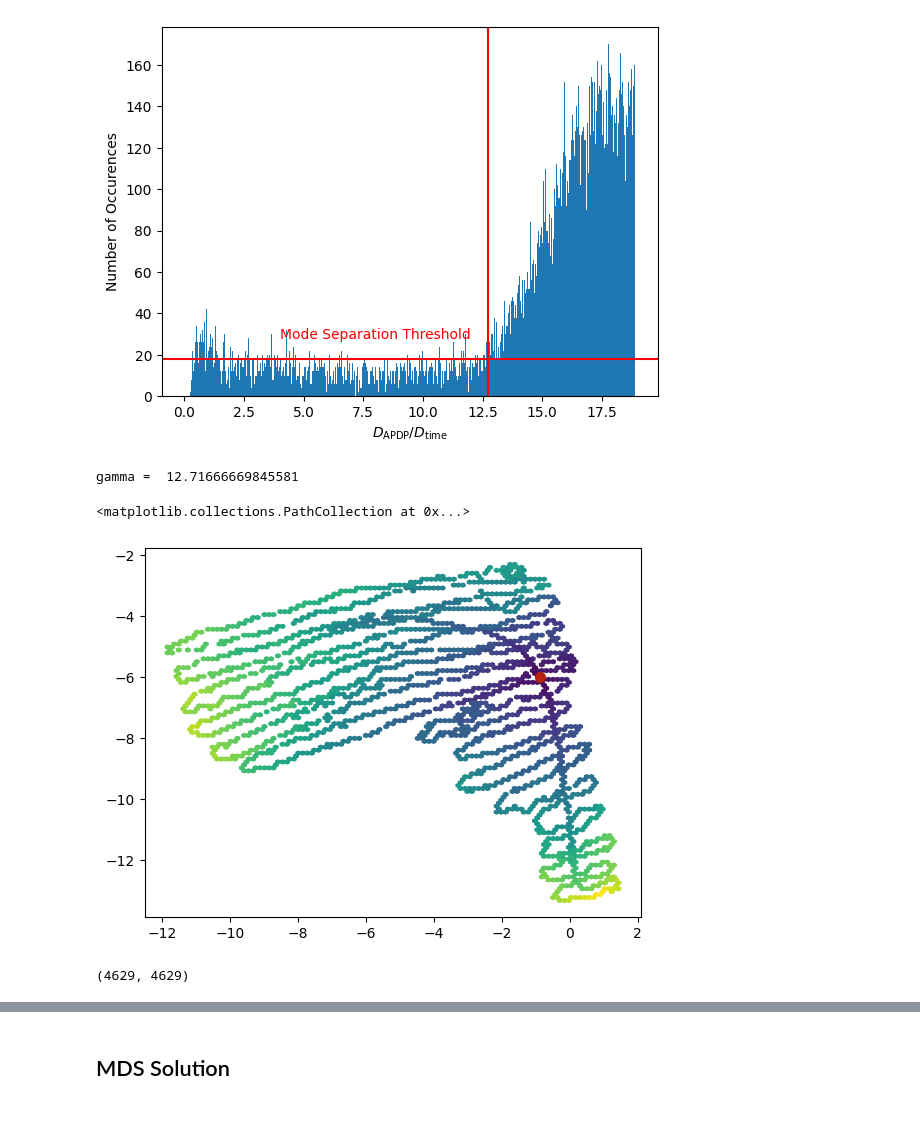
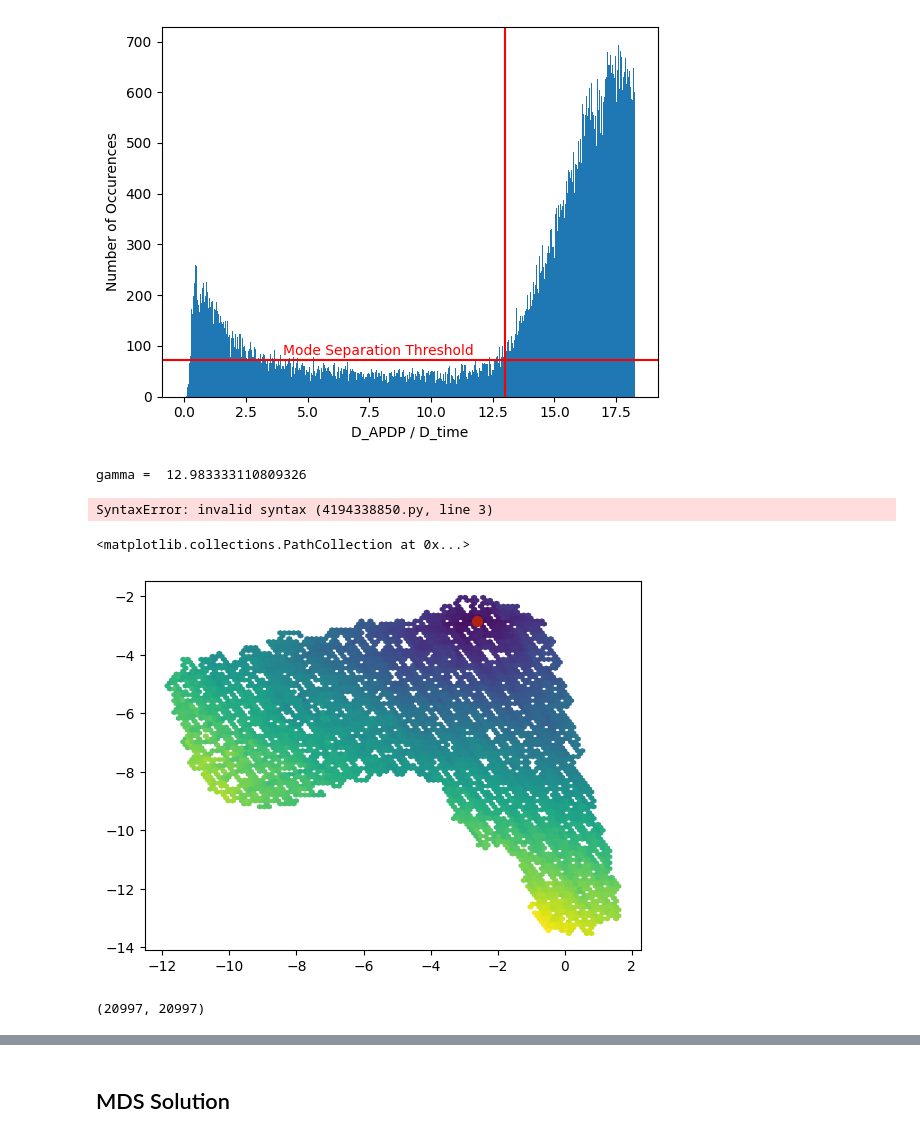
Before and after one commit to yagoliz/mapcharting, a Jupyter notebook: dissimilarity.ipynb, the cells around one changed output, grey strips where cells are left out. Saved outputs shown, nothing was run; the diff lists cells and outputs as text; code cells hidden in the pictures.

```diff
--- a/dissimilarity.ipynb
+++ b/dissimilarity.ipynb
@@ -18,5 +18,11 @@ csi = np.load("data/csi.npz")["arr_0"]
 timestamps = np.load("data/timestamps.npz")["arr_0"]
 positions = np.load("data/positions.npz")["arr_0"]
 # %%
-device = "mps"
-adp_dissimilarity_matrix = adp_dissimilarity(csi, device=device)
+device = "cuda"
+load_cache = True
+file = ".cache/adp_dissimilarity.npz"
+
+if not load_cache:
+    adp_dissimilarity_matrix = adp_dissimilarity(csi, device=device)
+else:
+    adp_dissimilarity_matrix = torch.from_numpy(np.load(file), device=device)
@@ -34,2 +44,5 @@ plt.scatter(positions[POS,0], positions[POS,1], s=50, c="#b42210")
 # %%
-timestamp_dissimilarity_matrix = np.abs(np.subtract.outer(timestamps, timestamps))
+if not load_cache:
+    timestamp_dissimilarity_matrix = np.abs(np.subtract.outer(timestamps, timestamps))
+else:
+    timestamp_dissimilarity_matrix = np.load(".cache/timestamp_dissimilarity.npz")
@@ -63,15 +82,20 @@ plt.bar(bin_centers[:max_bin], occurences[:max_bin], width = edges[1] - edges[0]
 plt.axhline(y = min_threshold, color = 'r', linestyle = '-')
 plt.text(4, min_threshold + 10, "Mode Separation Threshold", color = 'r',)
 plt.axvline(x = scaling_factor, color = 'r', linestyle = '-')
-plt.xlabel("$D_\mathrm{APDP} / D_\mathrm{time}$")
+plt.xlabel("D_APDP / D_time")
 plt.ylabel("Number of Occurences")
 plt.show()
 
 print("gamma = ", scaling_factor)
 # %% [output]
-[figure, old version]
+[figure, new version]
-gamma =  12.71666669845581
+gamma =  12.983333110809326
 # %%
 dissimilarity_matrix_fused = np.minimum(adp_dissimilarity_matrix, timestamp_dissimilarity_matrix * scaling_factor)
+# %% [output]
+SyntaxError: invalid syntax (4194338850.py, line 3)
 # %%
-dissimilarity_matrix_geodesic = geodesic_dissimilarity(dissimilarity_matrix=dissimilarity_matrix_fused)
+if not load_cache:
+    dissimilarity_matrix_geodesic = geodesic_dissimilarity(dissimilarity_matrix=dissimilarity_matrix_fused)
+else:
+    dissimilarity_matrix_geodesic = np.load(".cache/geodesic_dissimilarity.npz")
@@ -78,19 +105,18 @@ dissimilarity_matrix_geodesic = geodesic_dissimilarity(dissimilarity_matrix=diss
 # %%
-POS = 100
+POS = 4165
 
 # Hexagonal grid plotting with mp's hexbin
 plt.hexbin(positions[:,0], positions[:,1], C=dissimilarity_matrix_geodesic[POS,:])
 
 # We also mark the position of the reference point
 plt.scatter(positions[POS,0], positions[POS,1], s=50, c="#b42210")
 # %% [output]
 <matplotlib.collections.PathCollection at 0x...>
-[figure, old version]
+[figure, new version]
 # %%
 groundtruth_distance_matrix = distance_matrix(positions, positions)
-groundtruth_distance_matrix.shape
 # %% [output]
-(4629, 4629)
+(20997, 20997)
 # %%
 def plot_dissimilarity_over_euclidean_distance(dissimilarity_matrix, distance_matrix, label = None):
 	nth_reduction = 10
```
Also changed, not shown: parts of 13 cells of this notebook, 3 other files.
